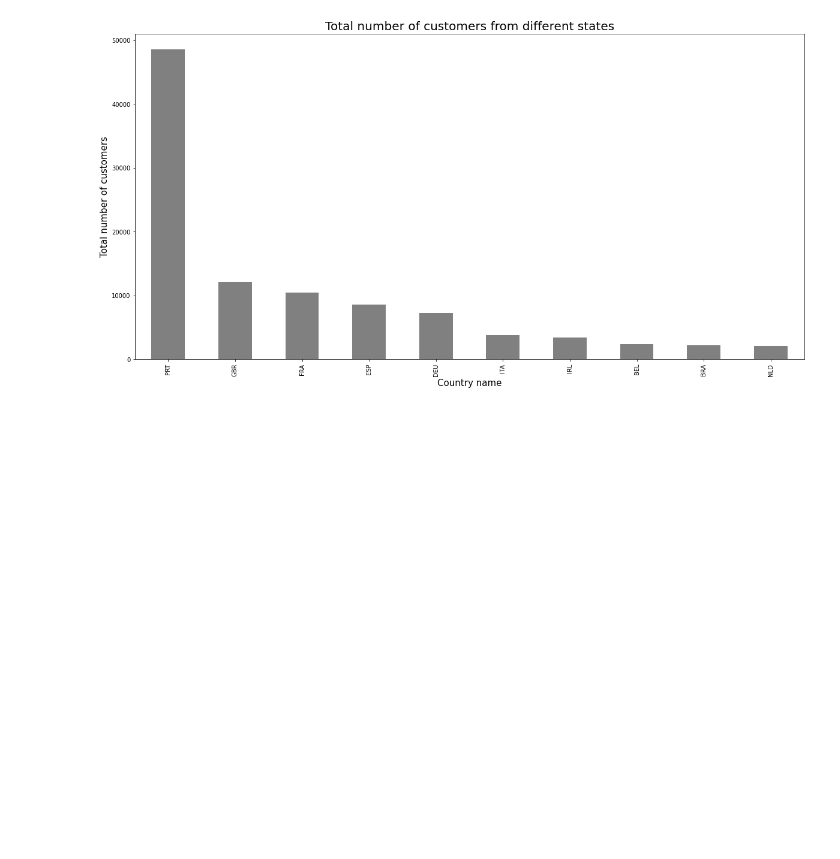
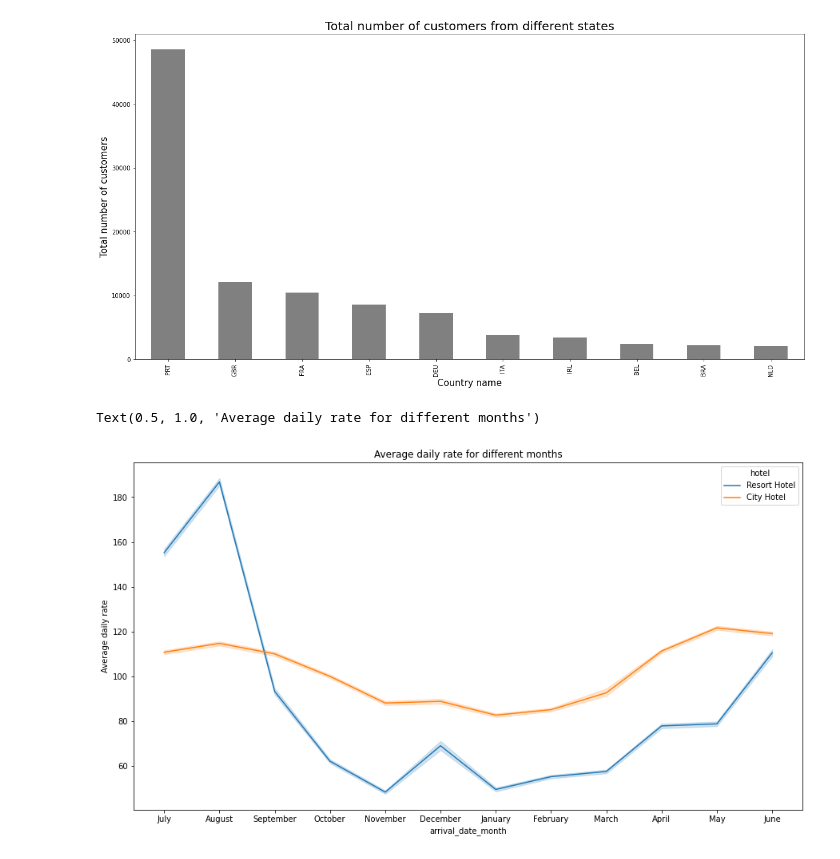
Before and after one commit to ShreedarshM/Hotel-Booking-Analysis, a Jupyter notebook: Hotel_booking_analysis_capstone_project.ipynb, the cells around one changed output. Saved outputs shown, nothing was run; the diff lists cells and outputs as text; code cells hidden in the pictures; blank space fills up the shorter version.

```diff
--- a/Hotel_booking_analysis_capstone_project.ipynb
+++ b/Hotel_booking_analysis_capstone_project.ipynb
@@ -224,3 +268,11 @@ plt.ylabel('Total number of customers',fontsize = 15)
 # %% [output]
 Text(0, 0.5, 'Total number of customers')
 [figure]
+# %%
+plt.figure(figsize = (15,8))
+sns.lineplot(x='arrival_date_month', y='adr', data=data, hue = 'hotel')
+plt.ylabel('Average daily rate')
+plt.title('Average daily rate for different months')
+# %% [output]
+Text(0.5, 1.0, 'Average daily rate for different months')
+[figure, added]
```
Also changed, not shown: parts of 12 cells of this notebook.
